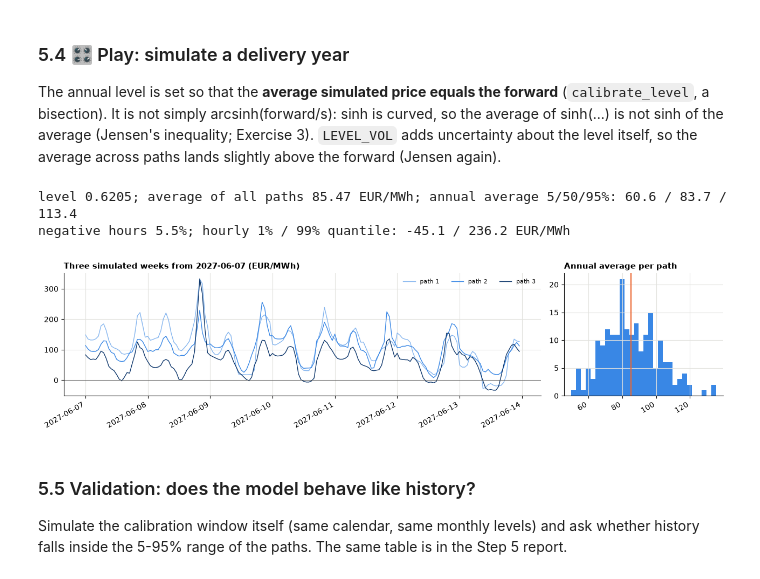
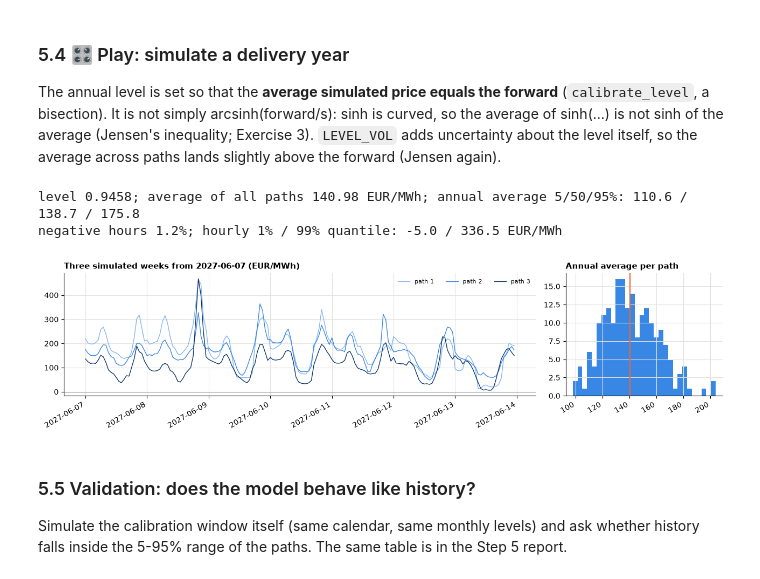
Before and after one commit to ankitpatel1661/ppa-lab, a Jupyter notebook: notebooks/ppa_lab_playground.ipynb, the cells around one changed output. Drawn from its saved outputs; the diff is of its cells as text; code cells hidden in the pictures.

```diff
--- a/notebooks/ppa_lab_playground.ipynb
+++ b/notebooks/ppa_lab_playground.ipynb
@@ -1341,37 +1341,37 @@ average of sinh(...) is not sinh of the average (Jensen's inequality; Exercise 3
 `LEVEL_VOL` adds uncertainty about the level itself, so the average across paths lands
 slightly above the forward (Jensen again).
 # %%
-FORWARD = 85.0          # EUR/MWh for the delivery year (illustrative until Step 8)
+FORWARD = pm.forward_eur_mwh   # Cal-27 base quote (config: 140.21); try 85.0, the v1.0 assumption
 YEAR = 2027
 PATHS = 200
 SEED = 1
 LEVEL_VOL = pm.level_volatility   # level uncertainty in transformed units (config: 0.12); 0 = none
 WEEK = "2027-06-07"     # local date (a Monday) of the week to plot
 
 idx = pd.date_range(f"{YEAR}-01-01", f"{YEAR + 1}-01-01", freq="h", tz=TZ, inclusive="left").tz_convert("UTC")
 level = calibrate_level(model, idx, TZ, FORWARD, n_paths=PATHS, seed=SEED)
 paths = simulate(model, idx, TZ, PATHS, annual_level=level, seed=SEED, level_volatility=LEVEL_VOL)
 annual = paths.mean(axis=1)
 print(f"level {level:.4f}; average of all paths {paths.mean():.2f} EUR/MWh; annual average 5/50/95%: "
       + " / ".join(f"{v:.1f}" for v in np.percentile(annual, [5, 50, 95])))
 print(f"negative hours {(paths < 0).mean():.1%}; hourly 1% / 99% quantile: "
       f"{np.quantile(paths, 0.01):.1f} / {np.quantile(paths, 0.99):.1f} EUR/MWh")
 
 local = idx.tz_convert(TZ)
 start = pd.Timestamp(WEEK, tz=TZ)
 week = (local >= start) & (local < start + pd.Timedelta(days=7))
 fig, axes = plt.subplots(1, 2, figsize=(13, 3.4), gridspec_kw={"width_ratios": [3, 1]})
 for i, colour in enumerate(["#86b6ef", "#3987e5", "#0d366b"]):
     axes[0].plot(local[week], paths[i, week], color=colour, linewidth=1, label=f"path {i + 1}")
 axes[0].axhline(0, color="#555", linewidth=0.7); axes[0].legend(frameon=False, ncols=3, fontsize=8)
 axes[0].set_title(f"Three simulated weeks from {WEEK} (EUR/MWh)")
 axes[1].hist(annual, bins=30, color="#3987e5"); axes[1].axvline(FORWARD, color="#eb6834")
 axes[1].set_title("Annual average per path")
 fig.autofmt_xdate(); fig.tight_layout();
 # %% [output]
-level 0.6205; average of all paths 85.47 EUR/MWh; annual average 5/50/95%: 60.6 / 83.7 / 113.4
-negative hours 5.5%; hourly 1% / 99% quantile: -45.1 / 236.2 EUR/MWh
+level 0.9458; average of all paths 140.98 EUR/MWh; annual average 5/50/95%: 110.6 / 138.7 / 175.8
+negative hours 1.2%; hourly 1% / 99% quantile: -5.0 / 336.5 EUR/MWh
-[figure, old version]
+[figure, new version]
 # %% [markdown]
 ### 5.5 Validation: does the model behave like history?
 Simulate the calibration window itself (same calendar, same monthly levels) and ask whether
```
Also changed, not shown: parts of 21 cells of this notebook, 55 other files.
